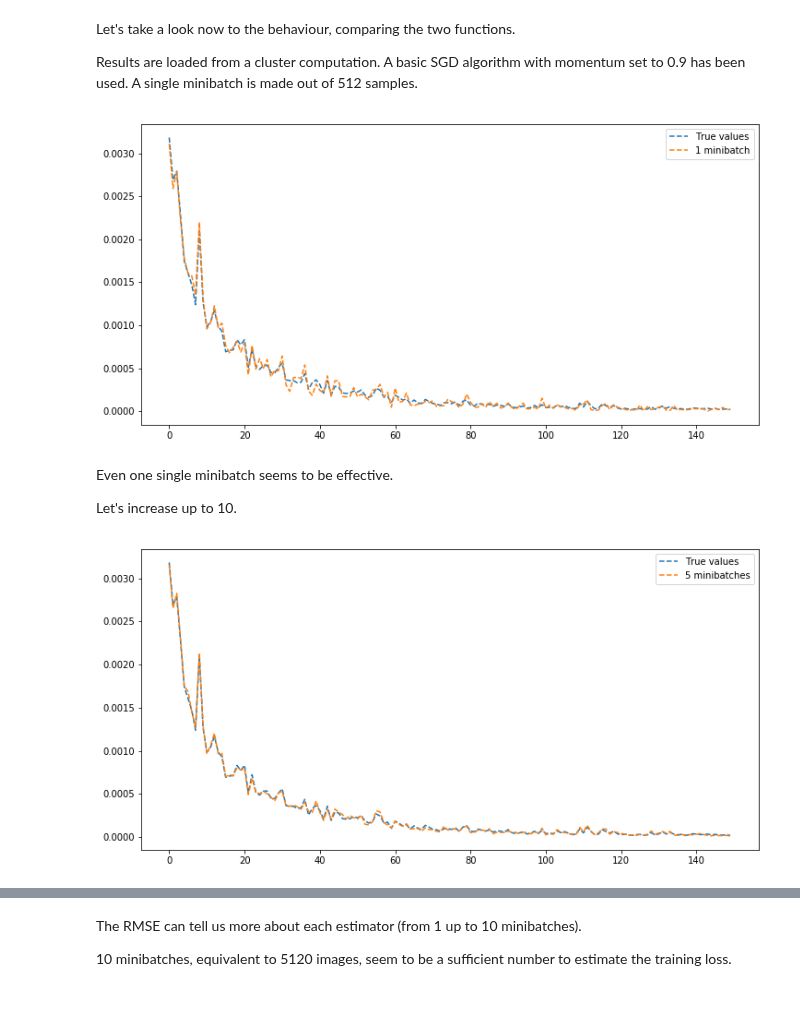
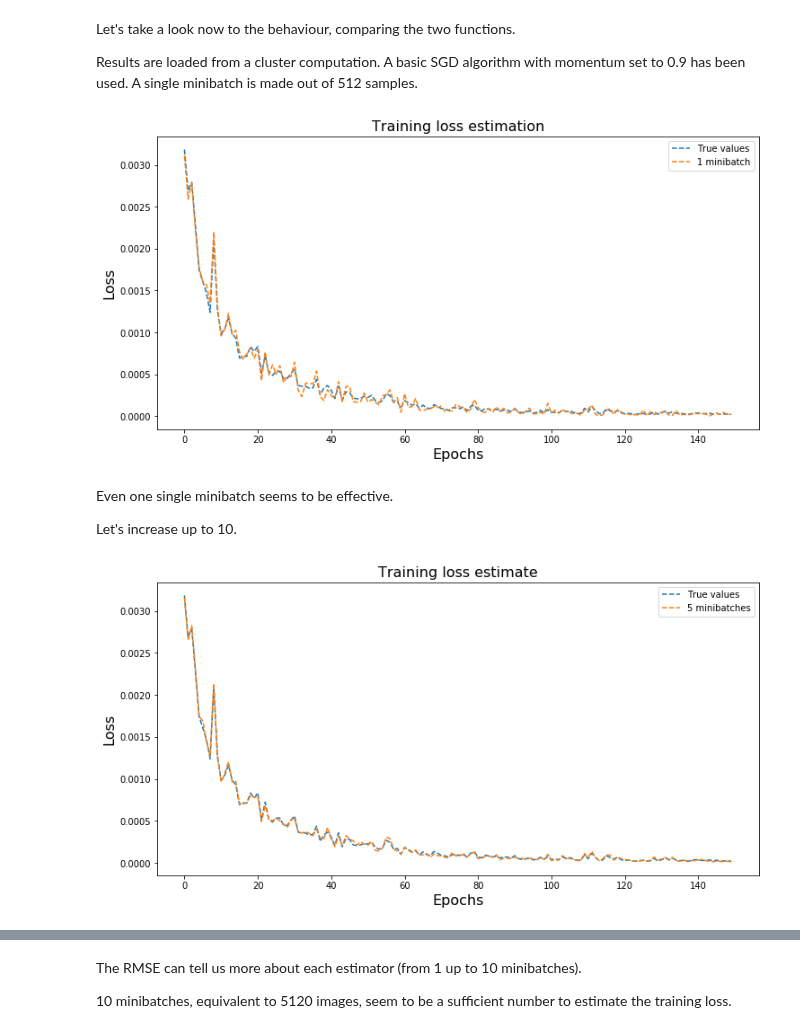
Before and after one commit to strin-matey/thesis, a Jupyter notebook: notebooks/restart/Restart.ipynb, the cells around one changed output, grey strips where cells are left out. Drawn from its saved outputs; the diff is of its cells as text; code cells hidden in the pictures; blank space fills up the shorter version.

```diff
--- a/notebooks/restart/Restart.ipynb
+++ b/notebooks/restart/Restart.ipynb
@@ -89,23 +88,27 @@ Let's take a look now to the behaviour, comparing the two functions.
 
 Results are loaded from a cluster computation. A basic SGD algorithm with momentum set to 0.9 has been used. A single minibatch is made out of 512 samples.
 # %%
-filename = '../../results/estimates'
+filename = '../../results/restart/estimates'
 
 results = np.load(f'{filename}.npz')
 
 true_values = results['train_loss']
 n_epochs = len(true_values)
 
 estimated_values = results['train_loss_sample']
 
 fix, ax = plt.subplots(figsize=(12, 6))
 ax.plot(np.arange(0, n_epochs), true_values, '--', label='True values')
 ax.plot(np.arange(0, n_epochs), estimated_values[0], '--', label='1 minibatch')
 
 ax.legend()
+plt.xlabel('Epochs', fontsize=16)
+plt.ylabel('Loss', fontsize=16)
+plt.title('Training loss estimation', fontsize=16)
+fix.savefig('estimate1minibatch.pdf')
 plt.show()
 # %% [output]
-[figure, old version]
+[figure, new version]
 # %% [markdown]
 Even one single minibatch seems to be effective.
 
@@ -116,9 +119,14 @@ ax.plot(np.arange(0, n_epochs), true_values, '--', label='True values')
 ax.plot(np.arange(0, n_epochs), estimated_values[4], '--', label='5 minibatches')
 
 ax.legend()
+
+plt.xlabel('Epochs', fontsize=16)
+plt.ylabel('Loss', fontsize=16)
+plt.title('Training loss estimate', fontsize=16)
+fig.savefig('estimate5minibatches.pdf')
 plt.show()
 # %% [output]
-[figure, old version]
+[figure, new version]
 # %%
 fig, ax = plt.subplots(figsize=(12, 6))
 ax.plot(np.arange(0, n_epochs), true_values, '--', label='True values')
```
Also changed, not shown: parts of 7 cells of this notebook, 3 other files.
